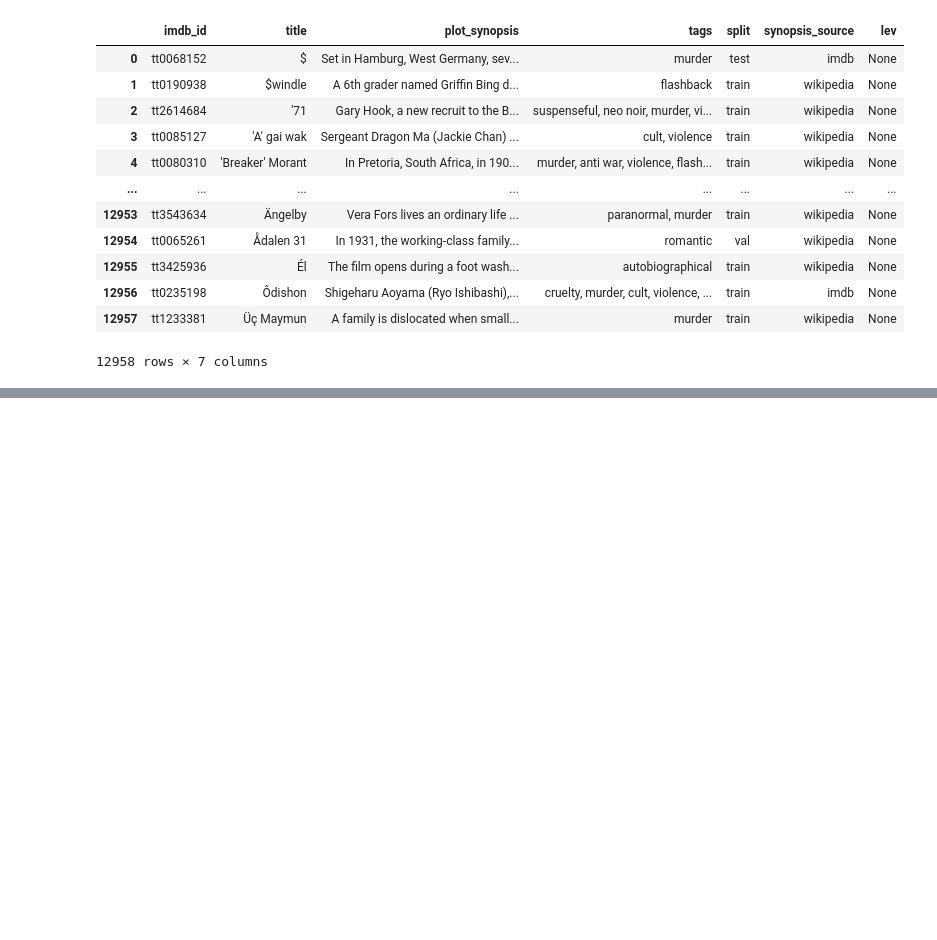
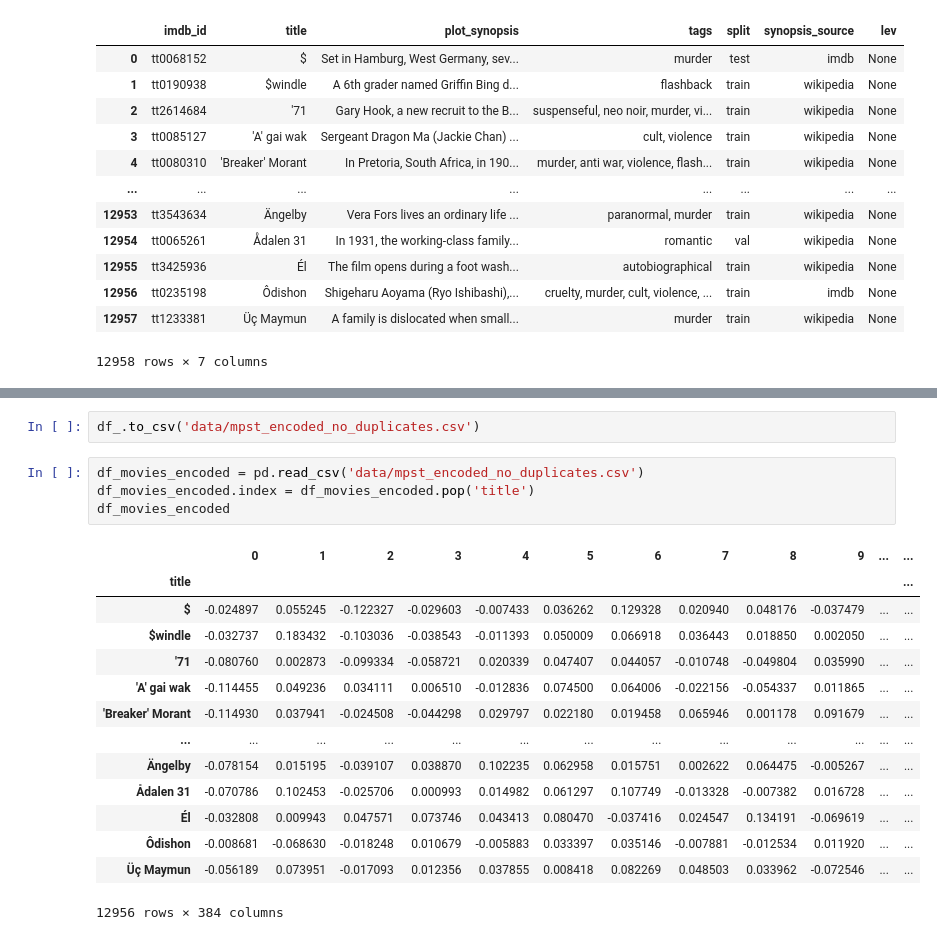
Before and after one commit to Gutema-1990/Application_with_VectorDB, a Jupyter notebook: movie_recommender_with_simple_vdb.ipynb, the cells around one changed output, grey strips where cells are left out. Saved outputs shown, nothing was run; the diff lists cells and outputs as text; blank space fills up the shorter version.

Commit message:
simple movie recommendation with simple vector is added

```diff
--- a/movie_recommender_with_simple_vdb.ipynb
+++ b/movie_recommender_with_simple_vdb.ipynb
@@ -52,0 +91,21 @@ df
+# %%
+df_.to_csv('data/mpst_encoded_no_duplicates.csv')
+# %%
+df_movies_encoded = pd.read_csv('data/mpst_encoded_no_duplicates.csv')
+df_movies_encoded.index = df_movies_encoded.pop('title')
+df_movies_encoded
+# %% [output]
+|  | 0 | 1 | 2 | 3 | 4 | 5 | 6 | 7 | 8 | 9 | ... | ... |
+| title |  |  |  |  |  |  |  |  |  |  |  | ... |
+| $ | -0.024897 | 0.055245 | -0.122327 | -0.029603 | -0.007433 | 0.036262 | 0.129328 | 0.020940 | 0.048176 | -0.037479 | ... | ... |
+| $windle | -0.032737 | 0.183432 | -0.103036 | -0.038543 | -0.011393 | 0.050009 | 0.066918 | 0.036443 | 0.018850 | 0.002050 | ... | ... |
+| '71 | -0.080760 | 0.002873 | -0.099334 | -0.058721 | 0.020339 | 0.047407 | 0.044057 | -0.010748 | -0.049804 | 0.035990 | ... | ... |
+| 'A' gai wak | -0.114455 | 0.049236 | 0.034111 | 0.006510 | -0.012836 | 0.074500 | 0.064006 | -0.022156 | -0.054337 | 0.011865 | ... | ... |
+| 'Breaker' Morant | -0.114930 | 0.037941 | -0.024508 | -0.044298 | 0.029797 | 0.022180 | 0.019458 | 0.065946 | 0.001178 | 0.091679 | ... | ... |
+| ... | ... | ... | ... | ... | ... | ... | ... | ... | ... | ... | ... | ... |
+| Ängelby | -0.078154 | 0.015195 | -0.039107 | 0.038870 | 0.102235 | 0.062958 | 0.015751 | 0.002622 | 0.064475 | -0.005267 | ... | ... |
+| Ådalen 31 | -0.070786 | 0.102453 | -0.025706 | 0.000993 | 0.014982 | 0.061297 | 0.107749 | -0.013328 | -0.007382 | 0.016728 | ... | ... |
+| Él | -0.032808 | 0.009943 | 0.047571 | 0.073746 | 0.043413 | 0.080470 | -0.037416 | 0.024547 | 0.134191 | -0.069619 | ... | ... |
+| Ôdishon | -0.008681 | -0.068630 | -0.018248 | 0.010679 | -0.005883 | 0.033397 | 0.035146 | -0.007881 | -0.012534 | 0.011920 | ... | ... |
+| Üç Maymun | -0.056189 | 0.073951 | -0.017093 | 0.012356 | 0.037855 | 0.008418 | 0.082269 | 0.048503 | 0.033962 | -0.072546 | ... | ... |
+12956 rows × 384 columns
```
Also changed, not shown: parts of 5 cells of this notebook.
